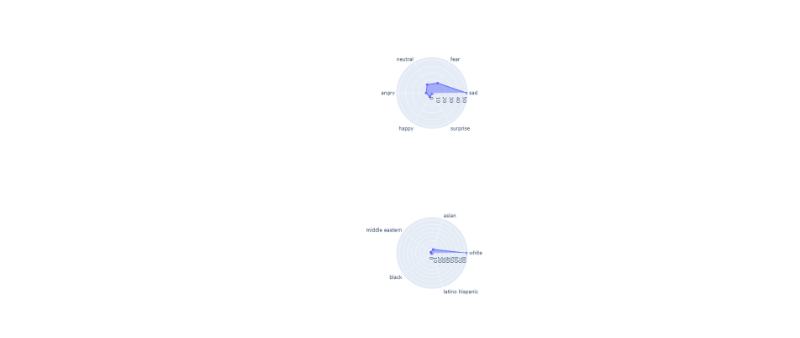
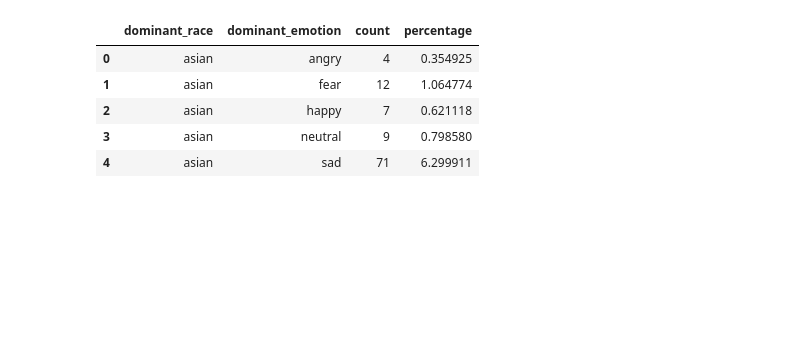
Before and after one commit to debadyuti0510/Video-Diversity-Analysis, a Jupyter notebook: Visualizations.ipynb, the cells around one changed output. Saved outputs shown, nothing was run; the diff lists cells and outputs as text; code cells hidden in the pictures; blank space fills up the shorter version.

```diff
--- a/Visualizations.ipynb
+++ b/Visualizations.ipynb
@@ -64,34 +24,15 @@ Name: count, dtype: int64
-# %%
-fig = go.Figure(data=go.Scatterpolar(
-  r=temp_df["proportion"],
-  theta=temp_df["dominant_emotion"],
-  fill='toself'
-))
-
-fig.update_layout(
-  polar=dict(
-    radialaxis=dict(
-      visible=True
-    ),
-  ),
-  showlegend=False
-)
-# %% [output]
-[figure, removed]
-# %%
-fig = go.Figure(data=go.Scatterpolar(
-  r=race_df["proportion"],
-  theta=race_df["dominant_race"],
-  fill='toself'
-))
-
-fig.update_layout(
-  polar=dict(
-    radialaxis=dict(
-      visible=True
-    ),
-  ),
-  showlegend=False
-)
-# %% [output]
-[figure, removed]
+# %%
+race_emotion_count = demo_df.groupby(['dominant_race', 'dominant_emotion']).size().reset_index(name='count')
+# Calculate the total count for normalization
+total_count = race_emotion_count['count'].sum()
+
+# Calculate percentages
+race_emotion_count['percentage'] = (race_emotion_count['count'] / total_count) * 100
+race_emotion_count.head()
+# %% [output]
+|  | dominant_race | dominant_emotion | count | percentage |
+| 0 | asian | angry | 4 | 0.354925 |
+| 1 | asian | fear | 12 | 1.064774 |
+| 2 | asian | happy | 7 | 0.621118 |
+| 3 | asian | neutral | 9 | 0.798580 |
+| 4 | asian | sad | 71 | 6.299911 |
```
Also changed, not shown: parts of 14 cells of this notebook.
